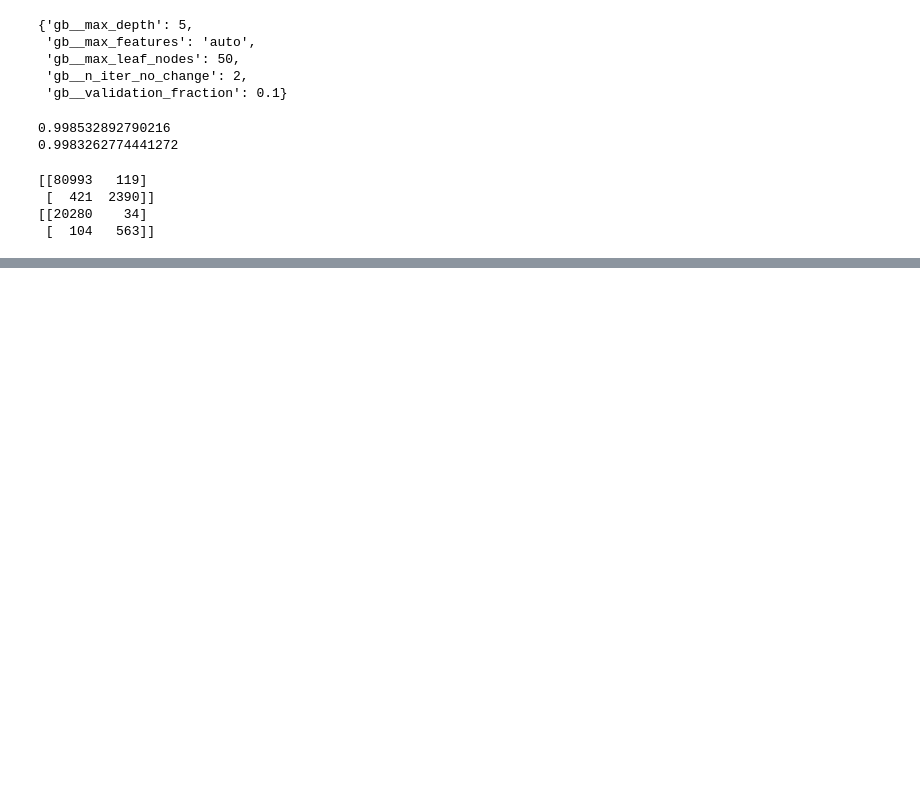
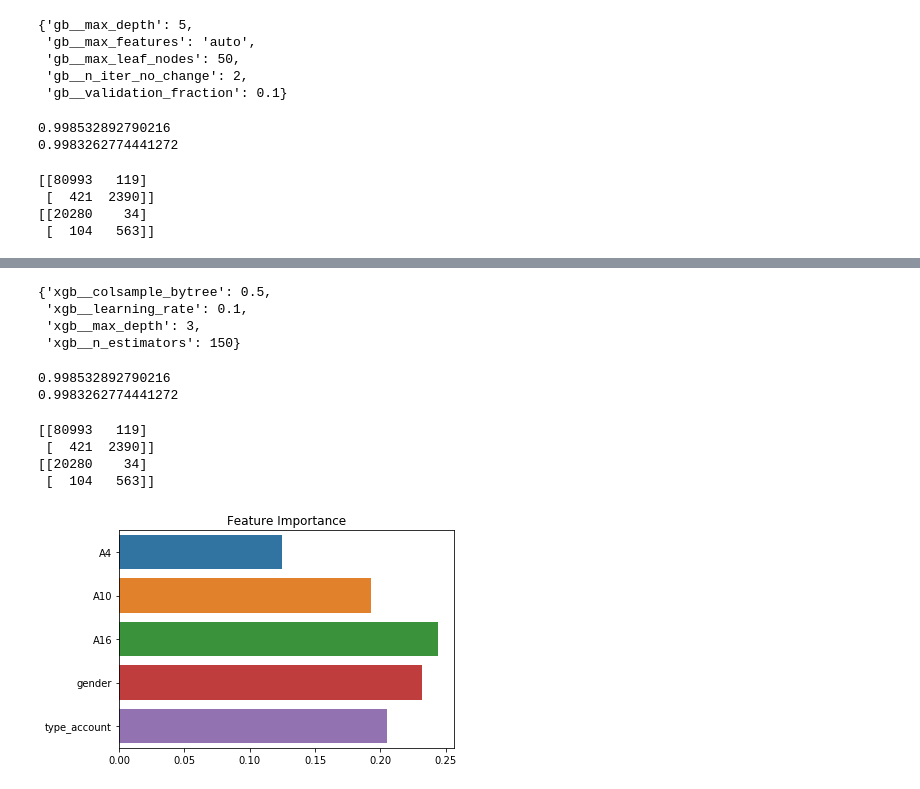
Before and after one commit to SteveGrimm/Unit5_Project1, a Jupyter notebook: Unit5_Project.ipynb, the cells around one changed output, grey strips where cells are left out. Saved outputs shown, nothing was run; the diff lists cells and outputs as text; code cells hidden in the pictures; blank space fills up the shorter version.

```diff
--- a/Unit5_Project.ipynb
+++ b/Unit5_Project.ipynb
@@ -593,0 +606,15 @@ print(confusion_matrix(y_test, y_test_gb))
+# %%
+import xgboost as xgb
+
+xgb_pipe = Pipeline([('transform', data_transformer),
+                    ('xgb', xgb.XGBClassifier(scale_pos_weight = 1,
+                                              random_state = 42))])
+
+params = [{'xgb__max_depth': [3, 6, 10, None],
+           'xgb__learning_rate': [0.1, 0.3, 0.5],
+           'xgb__colsample_bytree': [0.5, 0.7, 0.9],
+           'xgb__n_estimators': [50, 100, 150]}]
+
+xgb_gridsearch = GridSearchCV(xgb_pipe, params, n_jobs = -1, cv = 3)
+
+xgb_gridsearch.fit(x_train, y_train)
@@ -593,0 +639,35 @@ print(confusion_matrix(y_test, y_test_gb))
+# %%
+xgb_gridsearch.best_params_
+# %% [output]
+{'xgb__colsample_bytree': 0.5,
+ 'xgb__learning_rate': 0.1,
+ 'xgb__max_depth': 3,
+ 'xgb__n_estimators': 150}
+# %%
+final_xgb = xgb_gridsearch.best_estimator_
+y_train_xgb = final_xgb.predict(x_train)
+y_test_xgb = final_xgb.predict(x_test)
+# %%
+print(recall_score(y_train, y_train_xgb, labels=['A','D'],pos_label='A'))
+print(recall_score(y_test, y_test_xgb, labels=['A','D'],pos_label='A'))
+# %% [output]
+0.998532892790216
+0.9983262774441272
+# %%
+print(confusion_matrix(y_train, y_train_xgb))
+print(confusion_matrix(y_test, y_test_xgb))
+# %% [output]
+[[80993   119]
+ [  421  2390]]
+[[20280    34]
+ [  104   563]]
+# %%
+final_columns = final_continuous_variables + final_categorical_variables
+
+sns.barplot(final_xgb[-1].feature_importances_.round(3),
+            final_columns)
+
+plt.title('Feature Importance')
+plt.show()
+# %% [output]
+[figure, added]
```
Also changed, not shown: parts of 18 cells of this notebook, 1 other file.
